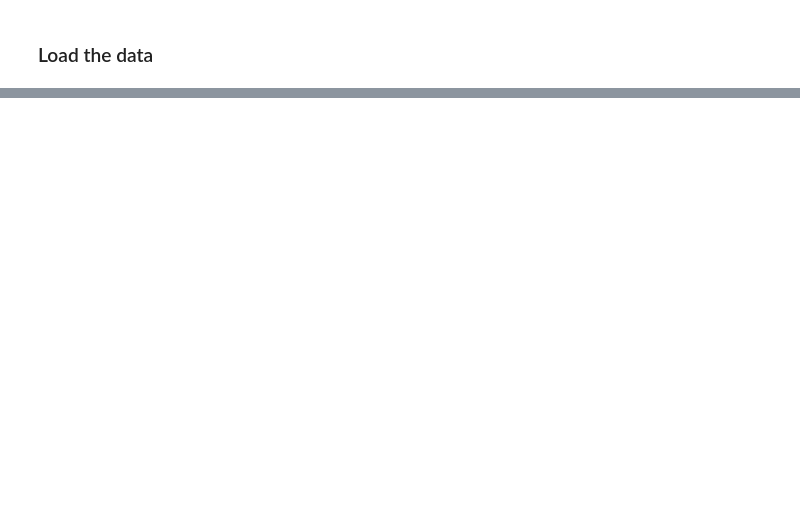
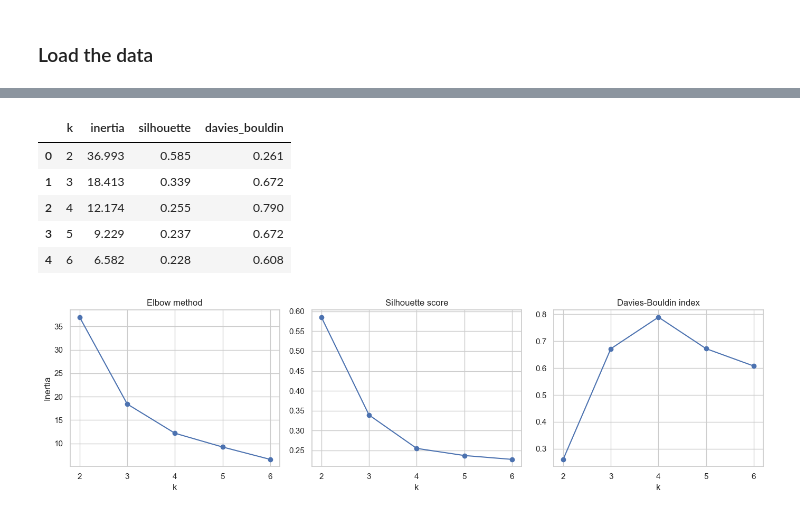
Before and after one commit to delta0x356/Machine-Learning-Group-Poject, a Jupyter notebook: Future_Price_Estimate.ipynb, the cells around one changed output, grey strips where cells are left out. Saved outputs shown, nothing was run; the diff lists cells and outputs as text; code cells hidden in the pictures; blank space fills up the shorter version.

```diff
--- a/Future_Price_Estimate.ipynb
+++ b/Future_Price_Estimate.ipynb
@@ -1008,0 +213,46 @@ This keeps the final model simple while still using clustering and feature analy
+# %%
+scaler_cluster = StandardScaler()
+X_cluster = scaler_cluster.fit_transform(asset_cluster_features[cluster_features])
+
+k_values = range(2, 7)
+cluster_scores = []
+
+for k in k_values:
+    kmeans = KMeans(n_clusters=k, random_state=SEED, n_init=20)
+    labels = kmeans.fit_predict(X_cluster)
+    cluster_scores.append(
+        {
+            "k": k,
+            "inertia": kmeans.inertia_,
+            "silhouette": silhouette_score(X_cluster, labels),
+            "davies_bouldin": davies_bouldin_score(X_cluster, labels),
+        }
+    )
+
+cluster_scores = pd.DataFrame(cluster_scores)
+display(cluster_scores.round(3))
+
+fig, axes = plt.subplots(1, 3, figsize=(14, 4))
+axes[0].plot(cluster_scores["k"], cluster_scores["inertia"], marker="o")
+axes[0].set_title("Elbow method")
+axes[0].set_xlabel("k")
+axes[0].set_ylabel("Inertia")
+
+axes[1].plot(cluster_scores["k"], cluster_scores["silhouette"], marker="o")
+axes[1].set_title("Silhouette score")
+axes[1].set_xlabel("k")
+
+axes[2].plot(cluster_scores["k"], cluster_scores["davies_bouldin"], marker="o")
+axes[2].set_title("Davies-Bouldin index")
+axes[2].set_xlabel("k")
+
+plt.tight_layout()
+plt.show()
+# %% [output]
+|  | k | inertia | silhouette | davies_bouldin |
+| 0 | 2 | 36.993 | 0.585 | 0.261 |
+| 1 | 3 | 18.413 | 0.339 | 0.672 |
+| 2 | 4 | 12.174 | 0.255 | 0.790 |
+| 3 | 5 | 9.229 | 0.237 | 0.672 |
+| 4 | 6 | 6.582 | 0.228 | 0.608 |
+[figure, added]
```
Also changed, not shown: parts of 61 cells of this notebook, 1 other file.
